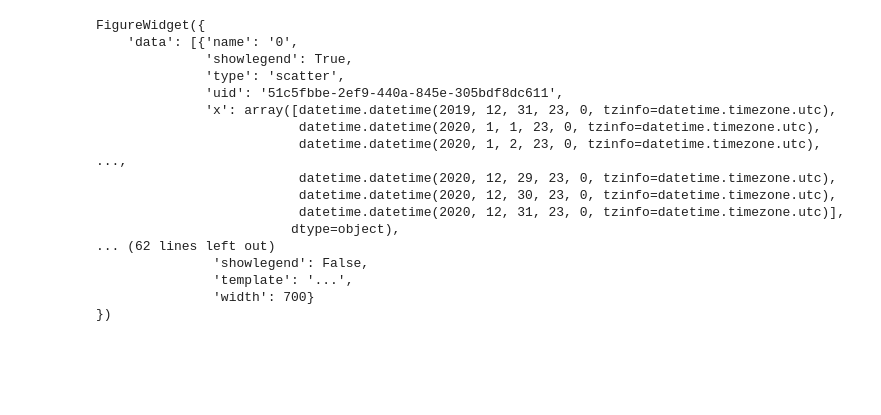
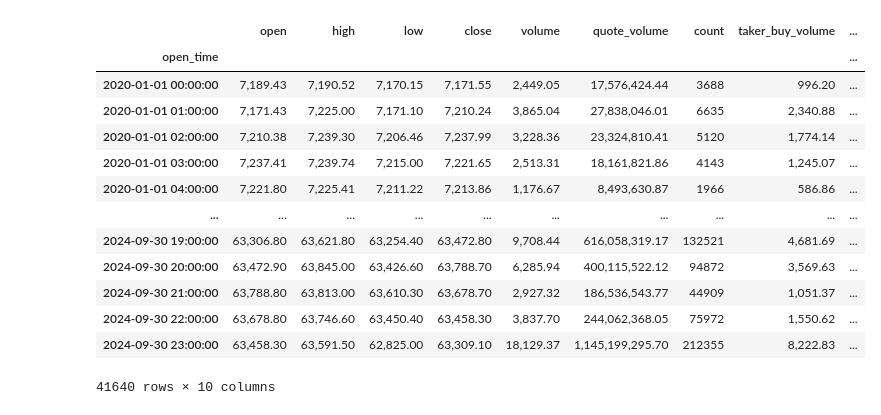
Before and after one commit to ivandimitrovkyulev/Notebooks, a Jupyter notebook: sample/Untitled1.ipynb, the cells around one changed output. Saved outputs shown, nothing was run; the diff lists cells and outputs as text; code cells hidden in the pictures; blank space fills up the shorter version.

```diff
--- a/sample/Untitled1.ipynb
+++ b/sample/Untitled1.ipynb
@@ -1,35 +1,10 @@
 # %%
-import numpy as np
+import os
+import warnings
 import pandas as pd
-from datetime import datetime
+import matplotlib.pyplot as plt
 
-import vectorbt as vbt
+from src.binance import BinanceDataManager
 
-# Prepare data
-start = '2019-01-01 UTC'  # crypto is in UTC
-btc_price = vbt.YFData.download('BTC-USD', start=start).get('Close')
+warnings.filterwarnings('ignore')
+pd.set_option('display.float_format', '{:,.2f}'.format)
-# %%
-gbm_data = vbt.GBMData.download(
-    list(range(5)),
-    start='2020-01-01',
-    end='2021-01-01'
-)
-gbm_data.plot(showlegend=False)
-# %% [output]
-FigureWidget({
-    'data': [{'name': '0',
-              'showlegend': True,
-              'type': 'scatter',
-              'uid': '51c5fbbe-2ef9-440a-845e-305bdf8dc611',
-              'x': array([datetime.datetime(2019, 12, 31, 23, 0, tzinfo=datetime.timezone.utc),
-                          datetime.datetime(2020, 1, 1, 23, 0, tzinfo=datetime.timezone.utc),
-                          datetime.datetime(2020, 1, 2, 23, 0, tzinfo=datetime.timezone.utc), ...,
-                          datetime.datetime(2020, 12, 29, 23, 0, tzinfo=datetime.timezone.utc),
-                          datetime.datetime(2020, 12, 30, 23, 0, tzinfo=datetime.timezone.utc),
-                          datetime.datetime(2020, 12, 31, 23, 0, tzinfo=datetime.timezone.utc)],
-                         dtype=object),
-... (62 lines left out)
-               'showlegend': False,
-               'template': '...',
-               'width': 700}
-})
@@ -35,0 +15,22 @@ FigureWidget({
+# %%
+df.index = pd.to_datetime(df.index, unit='ms')
+df = df.drop('close_time', axis=1)
+df.dropna()
+df = df.resample("H").asfreq()
+df = df.fillna(method="ffill")
+df.sort_index()
+# %% [output]
+|  | open | high | low | close | volume | quote_volume | count | taker_buy_volume | ... |
+| open_time |  |  |  |  |  |  |  |  | ... |
+| 2020-01-01 00:00:00 | 7,189.43 | 7,190.52 | 7,170.15 | 7,171.55 | 2,449.05 | 17,576,424.44 | 3688 | 996.20 | ... |
+| 2020-01-01 01:00:00 | 7,171.43 | 7,225.00 | 7,171.10 | 7,210.24 | 3,865.04 | 27,838,046.01 | 6635 | 2,340.88 | ... |
+| 2020-01-01 02:00:00 | 7,210.38 | 7,239.30 | 7,206.46 | 7,237.99 | 3,228.36 | 23,324,810.41 | 5120 | 1,774.14 | ... |
+| 2020-01-01 03:00:00 | 7,237.41 | 7,239.74 | 7,215.00 | 7,221.65 | 2,513.31 | 18,161,821.86 | 4143 | 1,245.07 | ... |
+| 2020-01-01 04:00:00 | 7,221.80 | 7,225.41 | 7,211.22 | 7,213.86 | 1,176.67 | 8,493,630.87 | 1966 | 586.86 | ... |
+| ... | ... | ... | ... | ... | ... | ... | ... | ... | ... |
+| 2024-09-30 19:00:00 | 63,306.80 | 63,621.80 | 63,254.40 | 63,472.80 | 9,708.44 | 616,058,319.17 | 132521 | 4,681.69 | ... |
+| 2024-09-30 20:00:00 | 63,472.90 | 63,845.00 | 63,426.60 | 63,788.70 | 6,285.94 | 400,115,522.12 | 94872 | 3,569.63 | ... |
+| 2024-09-30 21:00:00 | 63,788.80 | 63,813.00 | 63,610.30 | 63,678.70 | 2,927.32 | 186,536,543.77 | 44909 | 1,051.37 | ... |
+| 2024-09-30 22:00:00 | 63,678.80 | 63,746.60 | 63,450.40 | 63,458.30 | 3,837.70 | 244,062,368.05 | 75972 | 1,550.62 | ... |
+| 2024-09-30 23:00:00 | 63,458.30 | 63,591.50 | 62,825.00 | 63,309.10 | 18,129.37 | 1,145,199,295.70 | 212355 | 8,222.83 | ... |
+41640 rows × 10 columns
```
Also changed, not shown: parts of 3 cells of this notebook, 4 other files.
